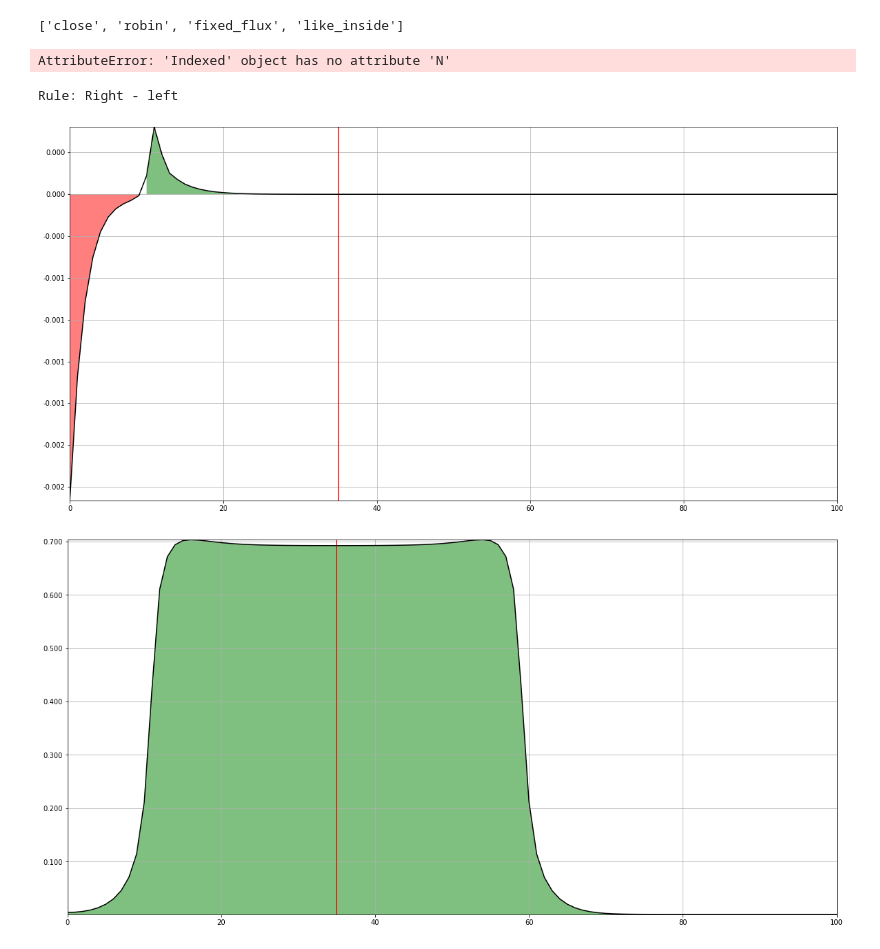
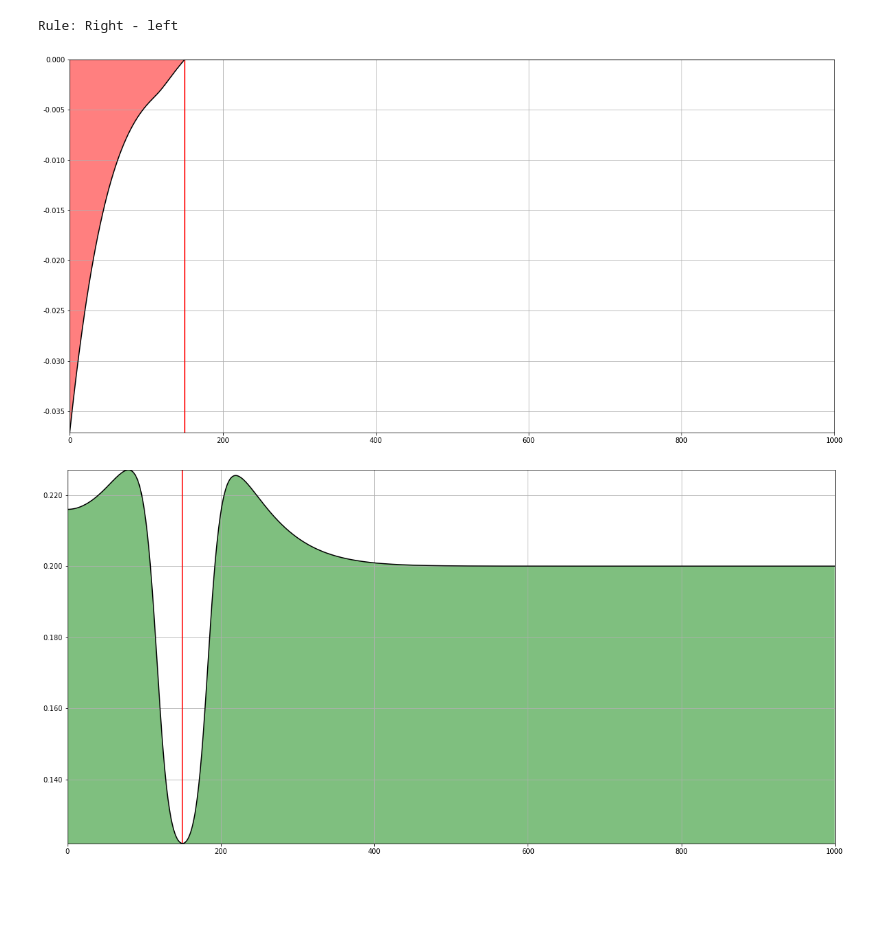
Before and after one commit to EnglishBeach/FEniCSx_polymers, a Jupyter notebook: Solver/Solver.ipynb, the cells around one changed output. Saved outputs shown, nothing was run; the diff lists cells and outputs as text; code cells hidden in the pictures; blank space fills up the shorter version.

```diff
--- a/Solver/Solver.ipynb
+++ b/Solver/Solver.ipynb
@@ -1169,10 +1142,15 @@ sol = Param_solve_confs(
 DATA = Param_DATA(
      # solve_confs=sol,
      # save=Save_par(save_name='input', desc='input'),
+    # bcs=Param_bcs(
+    #     bcs_kind='like_inside',
+    #     N_pars={'N_ext': 0.2, 'P_ext': 0.001},
+    #     P_pars={'N_ext': 0.2, 'P_ext': 0.001},
+    # ),
     time=Param_time(dt=0.001, T=1),
     consts=consts,
-    light=Param_light(kind='sigmoid', left=0.1, right=0.6, slope=100),
-    mesh=Param_mesh(domain_intervals=100, degree=1),
+    light=Param_light(kind='sigmoid', left=0.1, right=0.2, slope=20),
+    mesh=Param_mesh(domain_intervals=1000, degree=1),
 )
 # %%
 # Task
@@ -1310,8 +1288,7 @@ def check_symmetry(
 
     dif.mirror(middle)
     dif.translate(-middle)
-    dif.cord[1] = (dif.cord[1] - base.cord[1])
-    # /(simmetr.cord[1]+ base.cord[1])
+    dif.cord[1] = (dif.cord[1] - base.cord[1]) / base.cord[1]
     dif.cord[1, dif.cord[0] >= middle] = 0
     plot(dif)
     plot(base)
@@ -1494,11 +1471,7 @@ INDIC_0 = Comp_Indicators(FUNC0)
 TIME = Constant(SUBSPACE.N, 0)
 LIHGT = Task_light(x=X[0], data=DATA.light)
 CONST = Task_Consts(indic=INDIC, data=DATA.consts)
-SURFACE = Comp_bcs(func=FUNC,
-        data=DATA.bcs,
-        indic = INDIC,
-        data_mesh = DATA.mesh,
-        const = DATA.consts)
+SURFACE = Comp_bcs(indic=INDIC, const=CONST, data=DATA.bcs, data_mesh=DATA.mesh)
 # create_surFluxes()
 BCS = create_dirichlet()
 
@@ -1543,4 +1490,0 @@ class test:
-# %%
-BCS_collection.view_class()
-# %% [output]
-['close', 'robin', 'fixed_flux', 'like_inside']
@@ -1551,14 +1491,6 @@ DATA = Param_DATA(
-# %%
-t = Comp_bcs(func=FUNC,
-        data=DATA.bcs,
-        indic = INDIC,
-        data_mesh = DATA.mesh,
-        const = DATA.consts)
-# %% [output]
-AttributeError: 'Indexed' object has no attribute 'N'
 # %%
-check_symmetry(func= Function(SUBSPACE.P, SUB_FUNC.P, 'neutral'))
+check_symmetry(add_point=0, func= Function(SUBSPACE.N, SUB_FUNC.N, 'neutral'))
 # %% [output]
 Rule: Right - left
-[figure, old version]
+[figure, new version]
-[figure, old version]
+[figure, new version]
```
Also changed, not shown: parts of 11 cells of this notebook.
